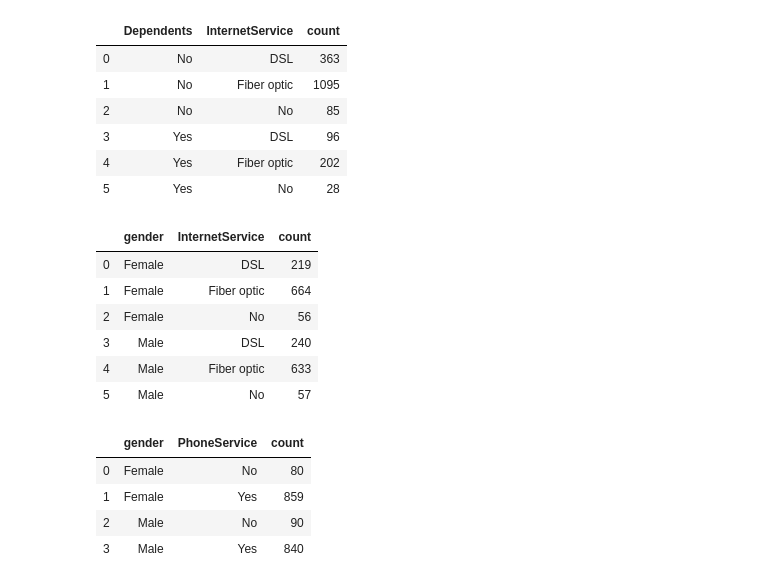
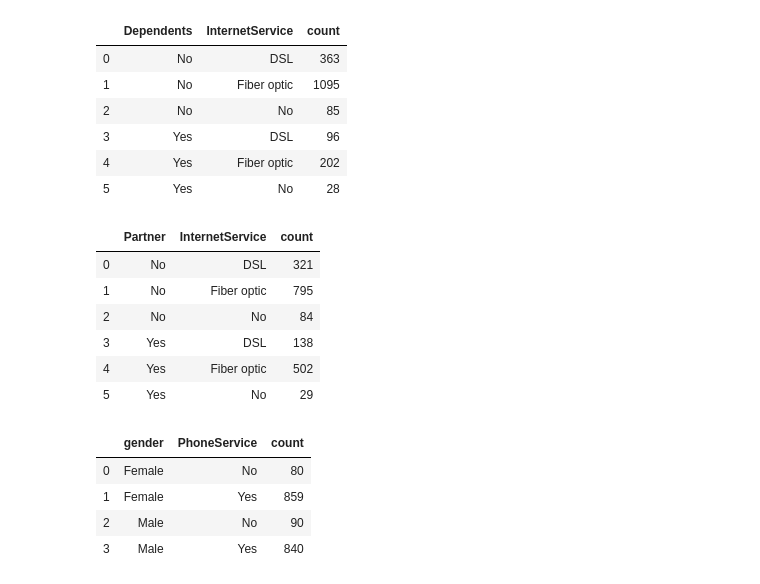
Before and after one commit to Scheitzer/Scheitzer-project-of-churn, a Jupyter notebook: BI project Scheitzer.ipynb, the cells around one changed output. Cells and saved outputs as stored; diff of their text form; code cells hidden in the pictures.

```diff
--- a/BI project Scheitzer.ipynb
+++ b/BI project Scheitzer.ipynb
@@ -243,15 +256,15 @@ churn_yes[['Dependents','InternetService']].groupby(['Dependents','InternetServi
 | 4 | Yes | Fiber optic | 202 |
 | 5 | Yes | No | 28 |
 # %%
-## comparison of internet service with gender
-churn_yes[['gender','InternetService']].groupby(['gender','InternetService']).size().to_frame().rename(columns={0:'count'}).reset_index()
+## comparison of internet service with Partner
+df_churned[['Partner','InternetService']].groupby(['Partner','InternetService']).size().to_frame().rename(columns={0:'count'}).reset_index()
 # %% [output]
-|  | gender | InternetService | count |
-| 0 | Female | DSL | 219 |
-| 1 | Female | Fiber optic | 664 |
-| 2 | Female | No | 56 |
-| 3 | Male | DSL | 240 |
-| 4 | Male | Fiber optic | 633 |
-| 5 | Male | No | 57 |
+|  | Partner | InternetService | count |
+| 0 | No | DSL | 321 |
+| 1 | No | Fiber optic | 795 |
+| 2 | No | No | 84 |
+| 3 | Yes | DSL | 138 |
+| 4 | Yes | Fiber optic | 502 |
+| 5 | Yes | No | 29 |
 # %%
 ## comparison of phone service with gender
```
Also changed, not shown: parts of 27 cells of this notebook.
